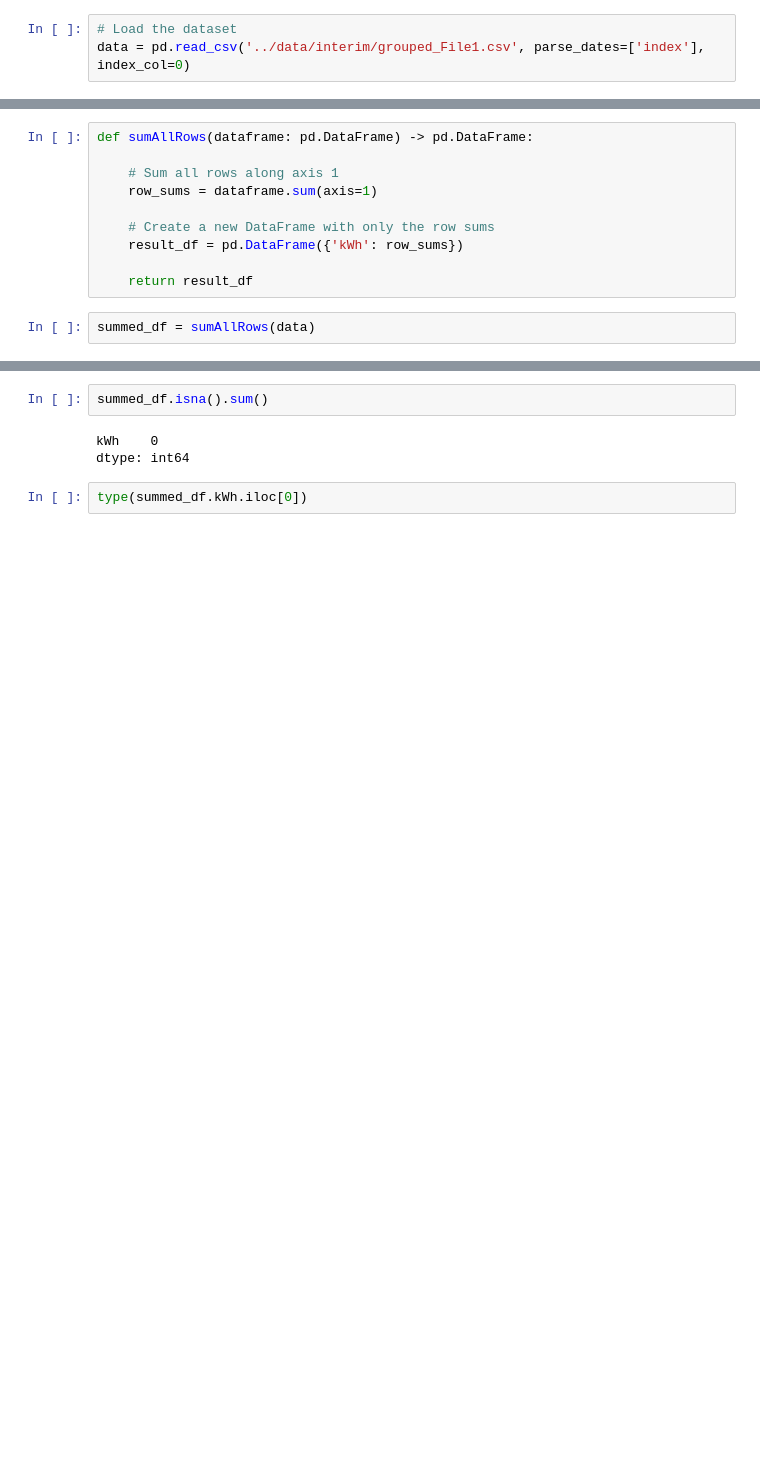
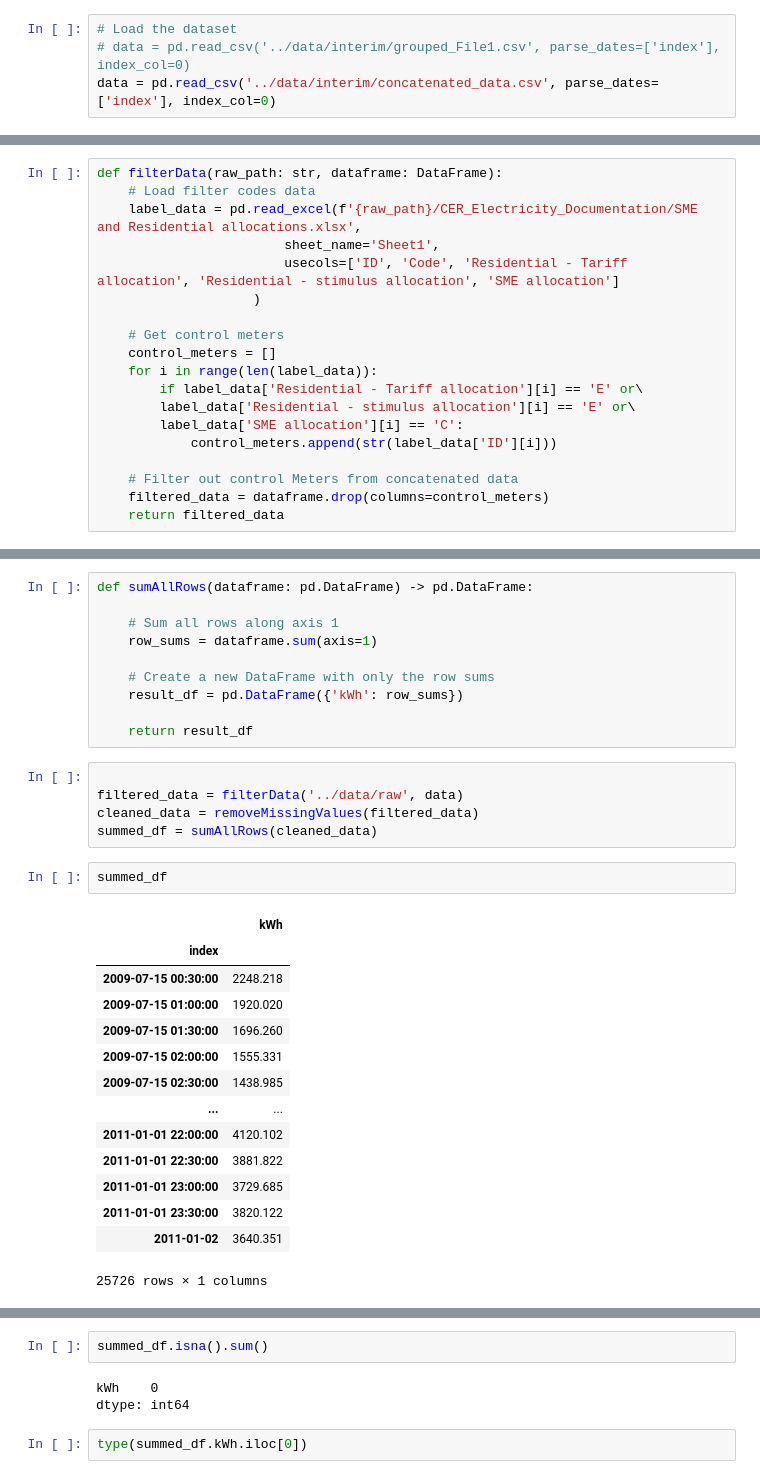
Before and after one commit to theabrahamaudu/Electricity_Use_Prediction, a Jupyter notebook: notebooks/model_exp.ipynb, the cells around one changed output, grey strips where cells are left out. Saved outputs shown, nothing was run; the diff lists cells and outputs as text; blank space fills up the shorter version.

```diff
--- a/notebooks/model_exp.ipynb
+++ b/notebooks/model_exp.ipynb
@@ -44,7 +48,8 @@ seed = 0
 seed_everything(seed)
 # %%
 # Load the dataset
-data = pd.read_csv('../data/interim/grouped_File1.csv', parse_dates=['index'], index_col=0)
+# data = pd.read_csv('../data/interim/grouped_File1.csv', parse_dates=['index'], index_col=0)
+data = pd.read_csv('../data/interim/concatenated_data.csv', parse_dates=['index'], index_col=0)
 # %%
 data.head(10)
 # %% [output]
@@ -82,3 +92,22 @@ def structure_data(dataset, n_future, n_past):
     dataX, dataY = np.array(dataX), np.array(dataY)
 
     return dataX, dataY
+# %%
+def filterData(raw_path: str, dataframe: DataFrame):
+    # Load filter codes data
+    label_data = pd.read_excel(f'{raw_path}/CER_Electricity_Documentation/SME and Residential allocations.xlsx',
+                        sheet_name='Sheet1',
+                        usecols=['ID', 'Code', 'Residential - Tariff allocation', 'Residential - stimulus allocation', 'SME allocation']
+                    )
+
+    # Get control meters
+    control_meters = []
+    for i in range(len(label_data)):
+        if label_data['Residential - Tariff allocation'][i] == 'E' or\
+        label_data['Residential - stimulus allocation'][i] == 'E' or\
+        label_data['SME allocation'][i] == 'C':
+            control_meters.append(str(label_data['ID'][i]))
+
+    # Filter out control Meters from concatenated data
+    filtered_data = dataframe.drop(columns=control_meters)
+    return filtered_data
@@ -92,5 +129,25 @@ def sumAllRows(dataframe: pd.DataFrame) -> pd.DataFrame:
     result_df = pd.DataFrame({'kWh': row_sums})
 
     return result_df
+# %%
+
+filtered_data = filterData('../data/raw', data)
+cleaned_data = removeMissingValues(filtered_data)
+summed_df = sumAllRows(cleaned_data)
 # %%
-summed_df = sumAllRows(data)
+summed_df
+# %% [output]
+|  | kWh |
+| index |  |
+| 2009-07-15 00:30:00 | 2248.218 |
+| 2009-07-15 01:00:00 | 1920.020 |
+| 2009-07-15 01:30:00 | 1696.260 |
+| 2009-07-15 02:00:00 | 1555.331 |
+| 2009-07-15 02:30:00 | 1438.985 |
+| ... | ... |
+| 2011-01-01 22:00:00 | 4120.102 |
+| 2011-01-01 22:30:00 | 3881.822 |
+| 2011-01-01 23:00:00 | 3729.685 |
+| 2011-01-01 23:30:00 | 3820.122 |
+| 2011-01-02 | 3640.351 |
+25726 rows × 1 columns
```
Also changed, not shown: parts of 22 cells of this notebook, 10 other files.
